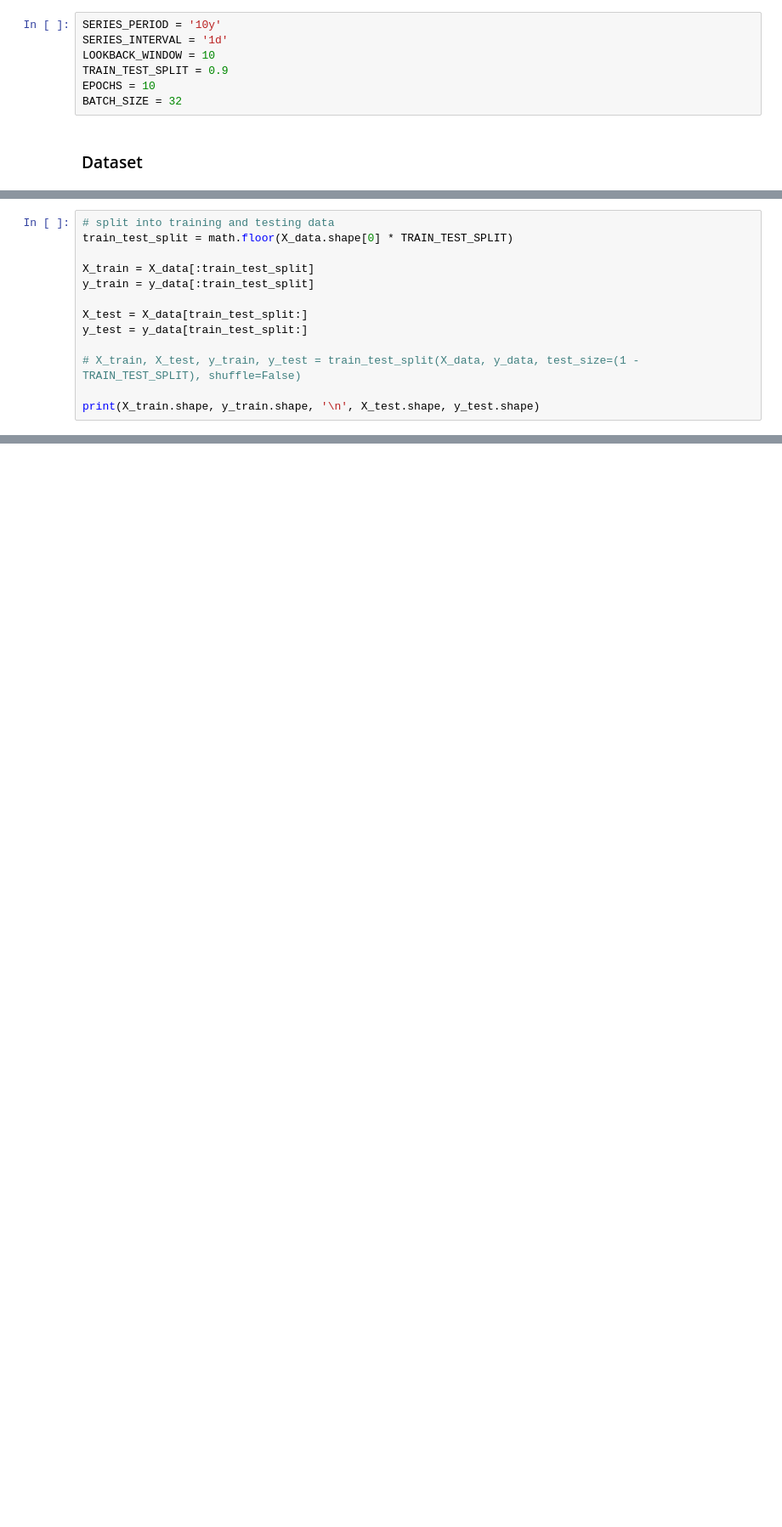
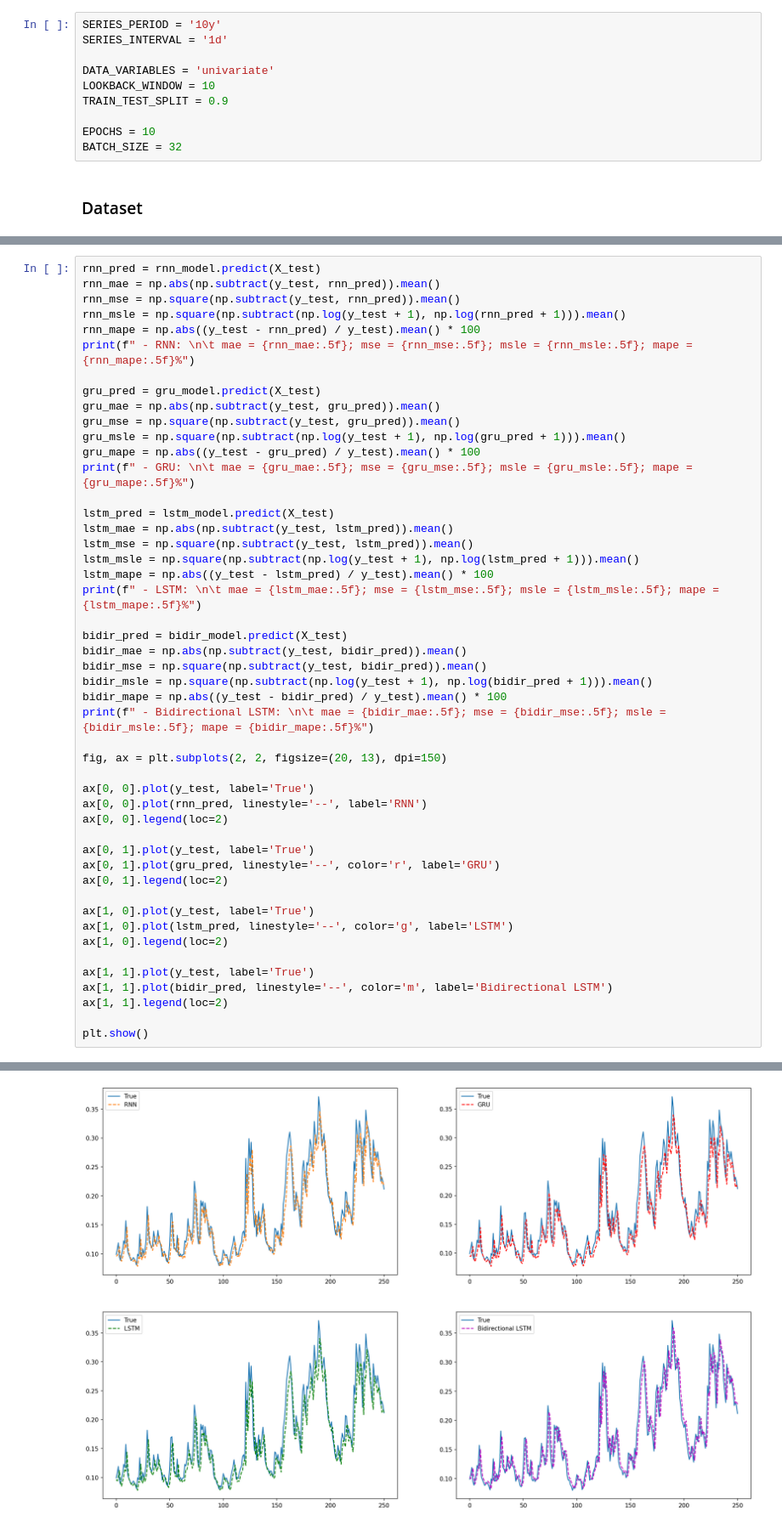
Before and after one commit to gittmp/sustainable-risk-modelling, a Jupyter notebook: Program/risk-forecasting.ipynb, the cells around one changed output, grey strips where cells are left out. Shown at 85% size. Saved outputs shown, nothing was run; the diff lists cells and outputs as text; blank space fills up the shorter version.

```diff
--- a/Program/risk-forecasting.ipynb
+++ b/Program/risk-forecasting.ipynb
@@ -34,8 +33,11 @@ from sklearn.preprocessing import Normalizer
 # %%
 SERIES_PERIOD = '10y'
 SERIES_INTERVAL = '1d'
+
+DATA_VARIABLES = 'univariate'
 LOOKBACK_WINDOW = 10
 TRAIN_TEST_SPLIT = 0.9
+
 EPOCHS = 10
 BATCH_SIZE = 32
 # %% [markdown]
@@ -165,13 +130,0 @@ Multivariate data
-# %%
-# split into training and testing data
-train_test_split = math.floor(X_data.shape[0] * TRAIN_TEST_SPLIT)
-
-X_train = X_data[:train_test_split]
-y_train = y_data[:train_test_split]
-
-X_test = X_data[train_test_split:]
-y_test = y_data[train_test_split:]
-
-# X_train, X_test, y_train, y_test = train_test_split(X_data, y_data, test_size=(1 - TRAIN_TEST_SPLIT), shuffle=False)
-
-print(X_train.shape, y_train.shape, '\n', X_test.shape, y_test.shape)
@@ -297,0 +260,49 @@ MSE:
+# %%
+rnn_pred = rnn_model.predict(X_test)
+rnn_mae = np.abs(np.subtract(y_test, rnn_pred)).mean()
+rnn_mse = np.square(np.subtract(y_test, rnn_pred)).mean()
+rnn_msle = np.square(np.subtract(np.log(y_test + 1), np.log(rnn_pred + 1))).mean()
+rnn_mape = np.abs((y_test - rnn_pred) / y_test).mean() * 100
+print(f" - RNN: \n\t mae = {rnn_mae:.5f}; mse = {rnn_mse:.5f}; msle = {rnn_msle:.5f}; mape = {rnn_mape:.5f}%")
+
+gru_pred = gru_model.predict(X_test)
+gru_mae = np.abs(np.subtract(y_test, gru_pred)).mean()
+gru_mse = np.square(np.subtract(y_test, gru_pred)).mean()
+gru_msle = np.square(np.subtract(np.log(y_test + 1), np.log(gru_pred + 1))).mean()
+gru_mape = np.abs((y_test - gru_pred) / y_test).mean() * 100
+print(f" - GRU: \n\t mae = {gru_mae:.5f}; mse = {gru_mse:.5f}; msle = {gru_msle:.5f}; mape = {gru_mape:.5f}%")
+
+lstm_pred = lstm_model.predict(X_test)
+lstm_mae = np.abs(np.subtract(y_test, lstm_pred)).mean()
+lstm_mse = np.square(np.subtract(y_test, lstm_pred)).mean()
+lstm_msle = np.square(np.subtract(np.log(y_test + 1), np.log(lstm_pred + 1))).mean()
+lstm_mape = np.abs((y_test - lstm_pred) / y_test).mean() * 100
+print(f" - LSTM: \n\t mae = {lstm_mae:.5f}; mse = {lstm_mse:.5f}; msle = {lstm_msle:.5f}; mape = {lstm_mape:.5f}%")
+
+bidir_pred = bidir_model.predict(X_test)
+bidir_mae = np.abs(np.subtract(y_test, bidir_pred)).mean()
+bidir_mse = np.square(np.subtract(y_test, bidir_pred)).mean()
+bidir_msle = np.square(np.subtract(np.log(y_test + 1), np.log(bidir_pred + 1))).mean()
+bidir_mape = np.abs((y_test - bidir_pred) / y_test).mean() * 100
+print(f" - Bidirectional LSTM: \n\t mae = {bidir_mae:.5f}; mse = {bidir_mse:.5f}; msle = {bidir_msle:.5f}; mape = {bidir_mape:.5f}%")
+
+fig, ax = plt.subplots(2, 2, figsize=(20, 13), dpi=150)
+
+ax[0, 0].plot(y_test, label='True')
+ax[0, 0].plot(rnn_pred, linestyle='--', label='RNN')
+ax[0, 0].legend(loc=2)
+
+ax[0, 1].plot(y_test, label='True')
+ax[0, 1].plot(gru_pred, linestyle='--', color='r', label='GRU')
+ax[0, 1].legend(loc=2)
+
+ax[1, 0].plot(y_test, label='True')
+ax[1, 0].plot(lstm_pred, linestyle='--', color='g', label='LSTM')
+ax[1, 0].legend(loc=2)
+
+ax[1, 1].plot(y_test, label='True')
+ax[1, 1].plot(bidir_pred, linestyle='--', color='m', label='Bidirectional LSTM')
+ax[1, 1].legend(loc=2)
+
+plt.show()
+# %% [output]
@@ -297,0 +317 @@ MSE:
+[figure, added]
```
Also changed, not shown: parts of 12 cells of this notebook, 1 other file.
